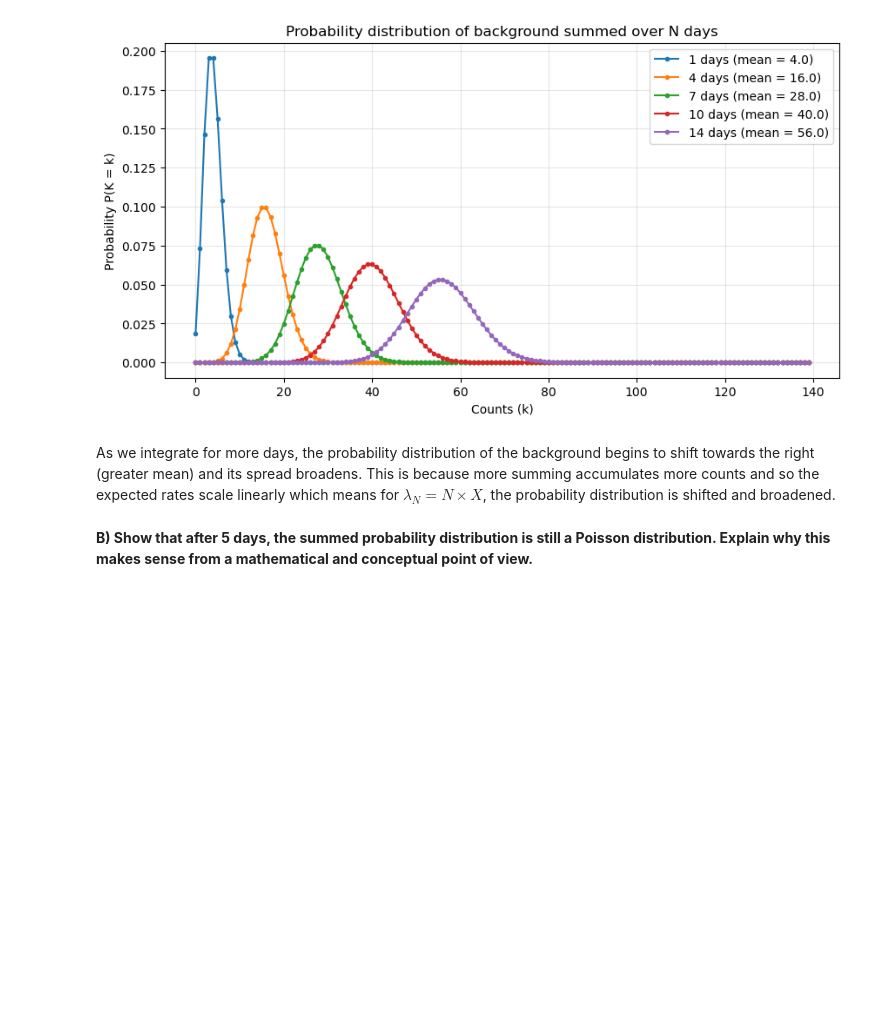
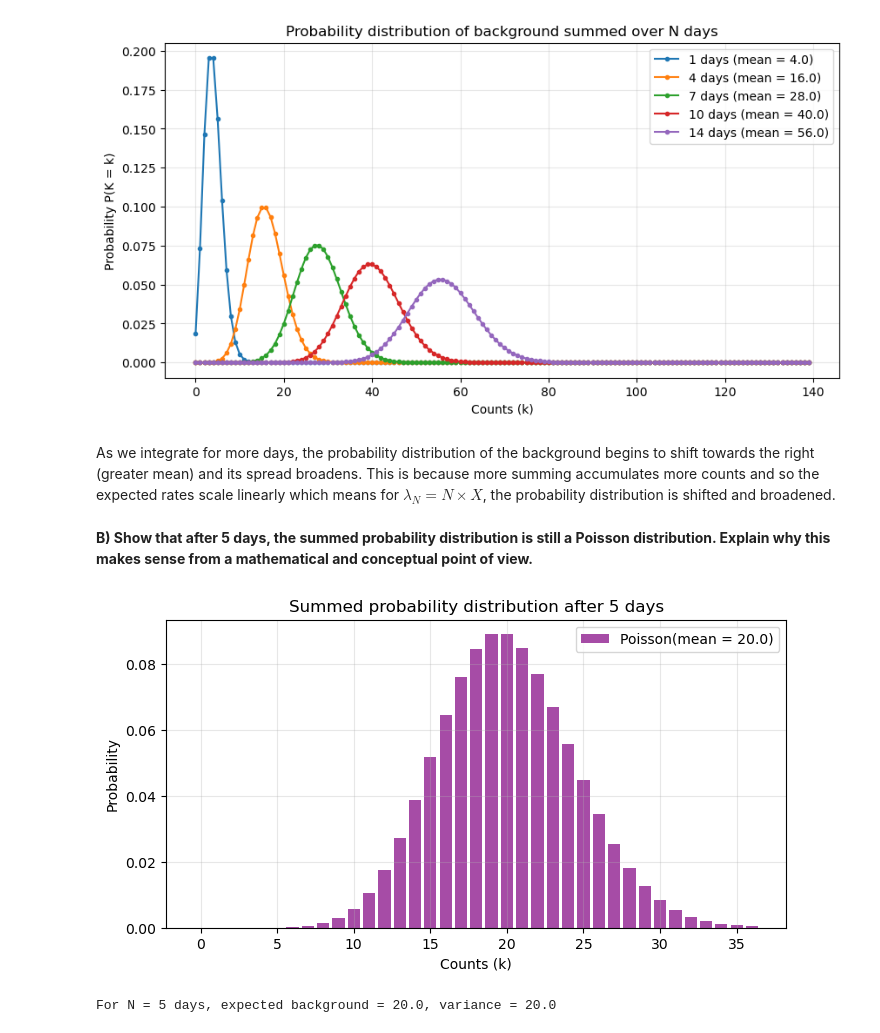
Before and after one commit to JehuGz/Physics_434, a Jupyter notebook: Lab_2/Lab_2.ipynb, the cells around one changed output. Cells and saved outputs as stored; diff of their text form; code cells hidden in the pictures; blank space fills up the shorter version.

```diff
--- a/Lab_2/Lab_2.ipynb
+++ b/Lab_2/Lab_2.ipynb
@@ -51,3 +51,26 @@ plt.show()
 As we integrate for more days, the probability distribution of the background begins to shift towards the right (greater mean) and its spread broadens. This is because more summing accumulates more counts and so the expected rates scale linearly which means for $\lambda_N = N \times X$, the probability distribution is shifted and broadened.
 # %% [markdown]
 **B) Show that after 5 days, the summed probability distribution is still a Poisson distribution. Explain why this makes sense from a mathematical and conceptual point of view.**
+# %%
+N_b = 5 # Base count of 5 representing 5 days
+lambda_5 = N_b * X # Calculating expected rate paramter for Poisson distribution
+# Finding upper limit of k by getting mean and adding 4 times the standard deviation, Result is rounded down to whole number
+k_max_b = int(lambda_5 + 4 * np.sqrt(lambda_5))
+k_values_b = np.arange(0, k_max_b) # creating array of integers starting from 0 going up to K_values, stored.
+
+pmf_5 = stats.poisson.pmf(k_values_b, lambda_5) # probability mass function calculated
+
+# Plotting
+plt.figure(figsize=(8, 4))
+plt.bar(k_values_b, pmf_5, alpha=0.7, color='purple', label=f'Poisson(mean = {lambda_5})')
+plt.title("Summed probability distribution after 5 days")
+plt.xlabel("Counts (k)")
+plt.ylabel("Probability")
+plt.legend()
+plt.grid(True, alpha=0.3)
+plt.show()
+
+print(f"For N = 5 days, expected background = {lambda_5}, variance = {lambda_5}")
+# %% [output]
+[figure, added]
+For N = 5 days, expected background = 20.0, variance = 20.0
```
Also changed, not shown: parts of 2 cells of this notebook.
